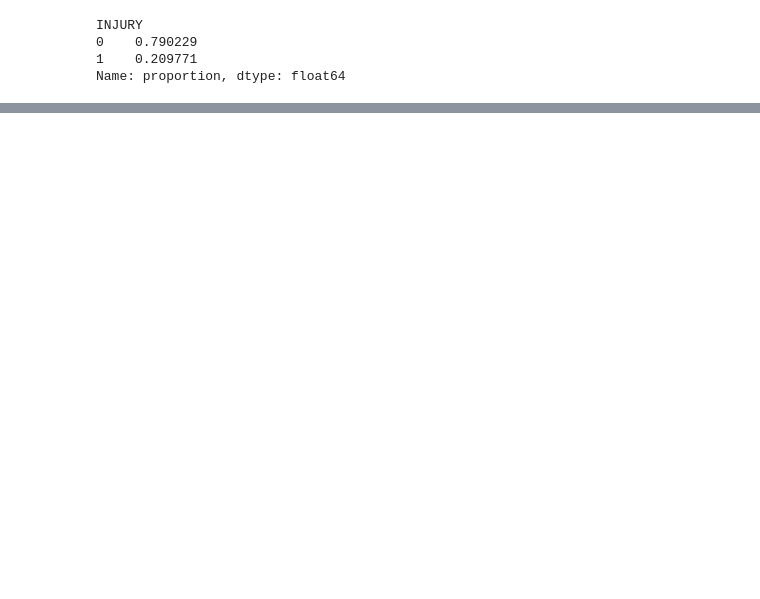
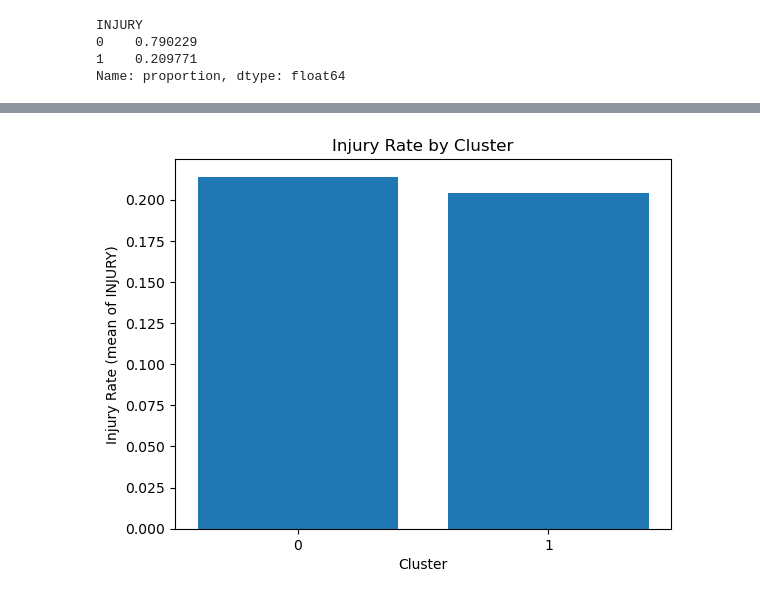
Before and after one commit to edenmisan/project, a Jupyter notebook: project.ipynb, the cells around one changed output, grey strips where cells are left out. Drawn from its saved outputs; the diff is of its cells as text; code cells hidden in the pictures; blank space fills up the shorter version.

```diff
--- a/project.ipynb
+++ b/project.ipynb
@@ -837,0 +1256,9 @@ df.to_csv("clean_data.csv", index=False)
+# %%
+plt.figure()
+plt.bar(cluster_injury_rate.index.astype(str), cluster_injury_rate["injury_rate"])
+plt.xlabel("Cluster")
+plt.ylabel("Injury Rate (mean of INJURY)")
+plt.title("Injury Rate by Cluster")
+plt.show()
+# %% [output]
+[figure, added]
```
Also changed, not shown: parts of 26 cells of this notebook, 1 other file.
